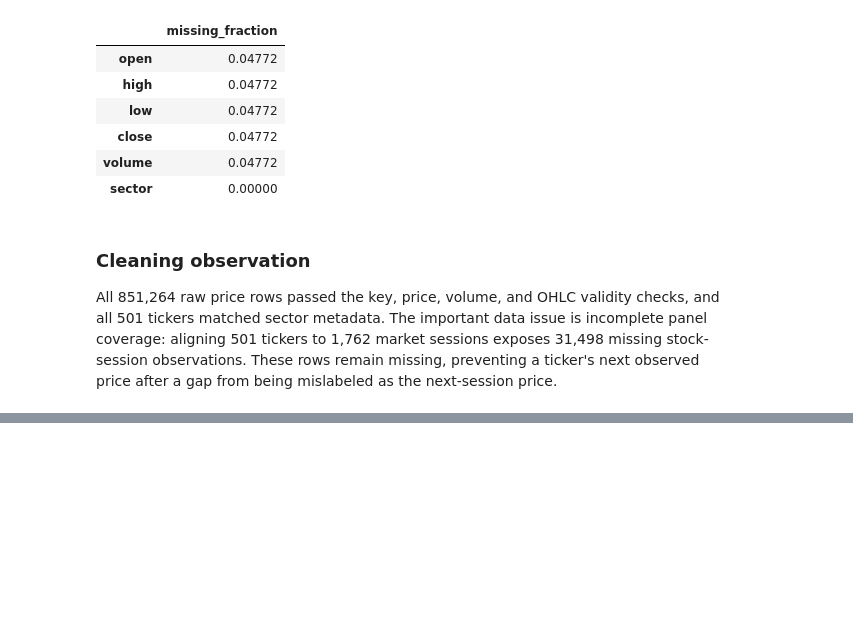
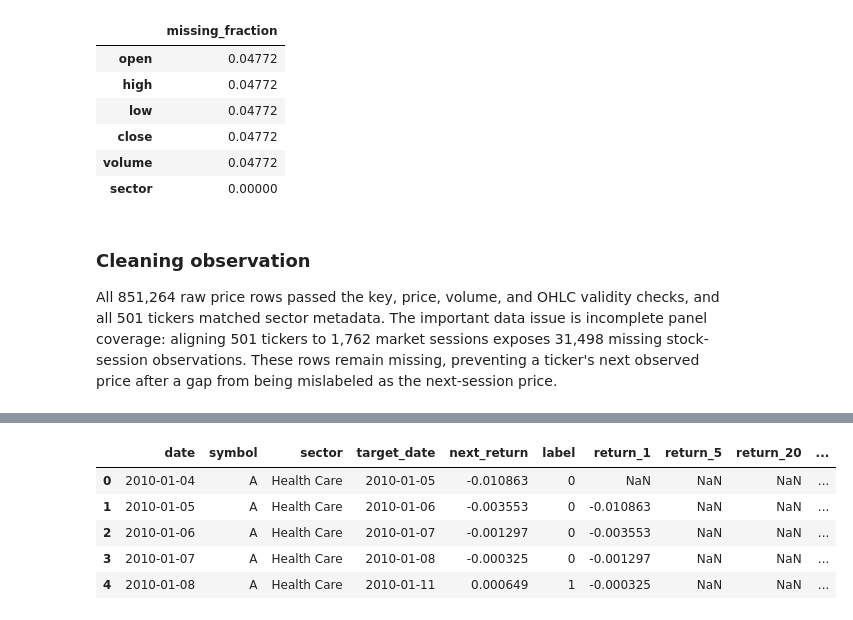
Before and after one commit to ParthM02/ml-stock-project, a Jupyter notebook: sp500_stock_direction.ipynb, the cells around one changed output, grey strips where cells are left out. Drawn from its saved outputs; the diff is of its cells as text; code cells hidden in the pictures; blank space fills up the shorter version.

Commit message:
first build

```diff
--- a/sp500_stock_direction.ipynb
+++ b/sp500_stock_direction.ipynb
@@ -242,0 +243,84 @@ Next implementation milestone: construct consecutive-session labels and trailing
+# %%
+STOCK_FEATURES = [
+    "return_1",
+    "return_5",
+    "return_20",
+    "volatility_20",
+    "distance_from_ma_20",
+    "daily_price_range",
+    "relative_volume_20",
+]
+SECTOR_FEATURES = ["sector_relative_return_1", "sector_relative_return_5"]
+STOCK_PLUS_SECTOR_FEATURES = STOCK_FEATURES + SECTOR_FEATURES
+IDENTIFIER_AND_TARGET_COLUMNS = [
+    "date", "symbol", "sector", "target_date", "next_return", "label"
+]
+# %%
+def build_feature_panel(base_panel):
+    out = base_panel.sort_values(["symbol", "date"]).reset_index(drop=True).copy()
+    grouped = out.groupby("symbol", sort=False)
+
+    # Because every ticker is aligned to the full session index, shift(k) means
+    # exactly k market sessions. Require every close in each return window.
+    for window in RETURN_WINDOWS:
+        previous_close = grouped["close"].shift(window)
+        observed_in_window = grouped["close"].transform(
+            lambda values, w=window: values.rolling(w + 1, min_periods=w + 1).count()
+        )
+        out[f"return_{window}"] = (out["close"] / previous_close - 1).where(
+            observed_in_window.eq(window + 1)
+        )
+
+    out["volatility_20"] = out.groupby("symbol", sort=False)["return_1"].transform(
+        lambda values: values.rolling(ROLLING_WINDOW, min_periods=ROLLING_WINDOW).std()
+    )
+    moving_average = grouped["close"].transform(
+        lambda values: values.rolling(ROLLING_WINDOW, min_periods=ROLLING_WINDOW).mean()
+    )
+    out["distance_from_ma_20"] = out["close"] / moving_average - 1
+    out["daily_price_range"] = (out["high"] - out["low"]) / out["close"]
+
+    prior_volume_mean = grouped["volume"].transform(
+        lambda values: values.shift(1).rolling(ROLLING_WINDOW, min_periods=ROLLING_WINDOW).mean()
+    ).replace(0, np.nan)
+    out["relative_volume_20"] = out["volume"] / prior_volume_mean
+
+    # Leave-one-stock-out sector means use only same-date feature values. These
+    # aggregates are calculated before filtering on future label availability.
+    for window in (1, 5):
+        feature = f"return_{window}"
+        sector_groups = out.groupby(["date", "sector"], sort=False)[feature]
+        sector_sum = sector_groups.transform("sum")
+        sector_count = sector_groups.transform("count")
+        own_is_valid = out[feature].notna()
+        peer_count = sector_count - own_is_valid.astype(int)
+        peer_mean = (sector_sum - out[feature]) / peer_count.replace(0, np.nan)
+        out[f"sector_relative_return_{window}"] = (
+            out[feature] - peer_mean
+        ).where(own_is_valid & peer_count.ge(5))
+
+    next_close = grouped["close"].shift(-1)
+    out["target_date"] = grouped["date"].shift(-1)
+    next_session_number = grouped["session_number"].shift(-1)
+    valid_label = (
+        out["close"].notna()
+        & next_close.notna()
+        & next_session_number.sub(out["session_number"]).eq(1)
+    )
+    out["next_return"] = (next_close / out["close"] - 1).where(valid_label)
+    out["label"] = next_close.gt(out["close"]).where(valid_label).astype("Int8")
+
+    return out
+
+
+feature_panel = build_feature_panel(panel)
+MODELING_COLUMNS = IDENTIFIER_AND_TARGET_COLUMNS + STOCK_PLUS_SECTOR_FEATURES
+modeling_table = feature_panel.loc[feature_panel["label"].notna(), MODELING_COLUMNS].copy()
+display(modeling_table.head())
+# %% [output]
+|  | date | symbol | sector | target_date | next_return | label | return_1 | return_5 | return_20 | ... |
+| 0 | 2010-01-04 | A | Health Care | 2010-01-05 | -0.010863 | 0 | NaN | NaN | NaN | ... |
+| 1 | 2010-01-05 | A | Health Care | 2010-01-06 | -0.003553 | 0 | -0.010863 | NaN | NaN | ... |
+| 2 | 2010-01-06 | A | Health Care | 2010-01-07 | -0.001297 | 0 | -0.003553 | NaN | NaN | ... |
+| 3 | 2010-01-07 | A | Health Care | 2010-01-08 | -0.000325 | 0 | -0.001297 | NaN | NaN | ... |
+| 4 | 2010-01-08 | A | Health Care | 2010-01-11 | 0.000649 | 1 | -0.000325 | NaN | NaN | ... |
```
Also changed, not shown: parts of 31 cells of this notebook.
